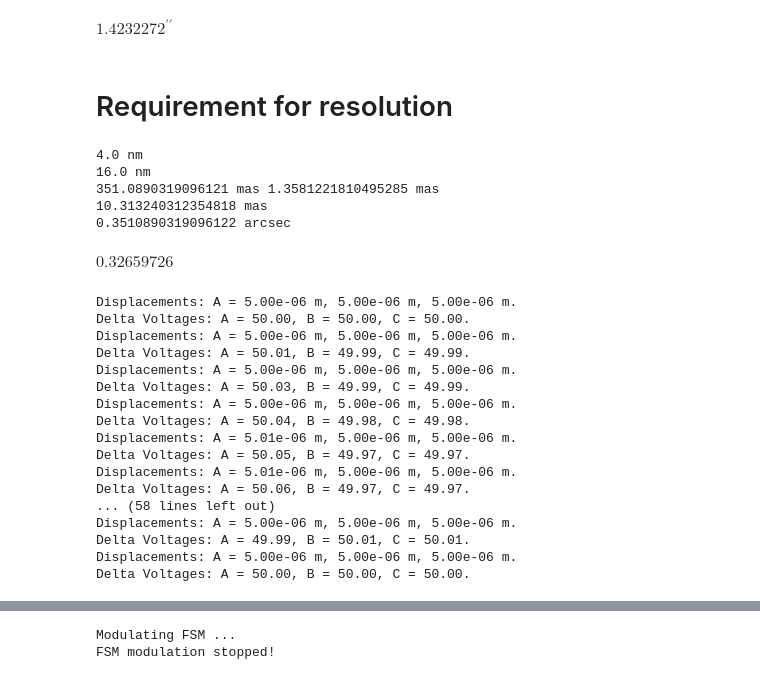
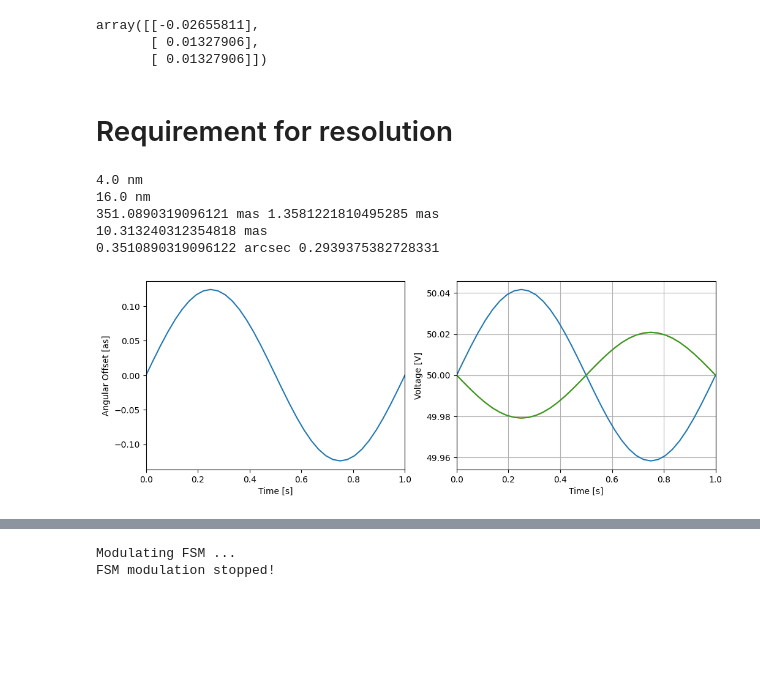
Before and after one commit to nick-lambert/fsm-exps, a Jupyter notebook: fsm_resolution.ipynb, the cells around one changed output, grey strips where cells are left out. Drawn from its saved outputs; the diff is of its cells as text; code cells hidden in the pictures; blank space fills up the shorter version.

```diff
--- a/fsm_resolution.ipynb
+++ b/fsm_resolution.ipynb
@@ -45,10 +45,12 @@ $1.4232272\mathrm{{}^{\prime\prime}}$
 # %%
 fsm = ImageStream('fsm')
 fsm.write(v_bias)
-# %%
-pxscl_lamD * as_per_lamD
-# %% [output]
-$1.4232272\mathrm{{}^{\prime\prime}}$
+# %%
+v_bias - fsm_utils.get_fsm_volts(tip=0.05*pxscl_lamD * as_per_lamD, tilt=0*u.arcsec)
+# %% [output]
+array([[-0.02655811],
+       [ 0.01327906],
+       [ 0.01327906]])
 # %% [markdown]
 # Requirement for resolution
 # %%
@@ -73,46 +75,48 @@ fsm_res = (0.05*u.microradian).to(u.mas)
 print(fsm_res)
 
 res_req = tt_at_fsm_pupil.to(u.arcsec)
-print(res_req)
+res_req_pix = res_req / as_per_lamD / pxscl_lamD
+print(res_req, res_req_pix)
 # %% [output]
 4.0 nm
 16.0 nm
 351.0890319096121 mas 1.3581221810495285 mas
 10.313240312354818 mas
-0.3510890319096122 arcsec
+0.3510890319096122 arcsec 0.2939375382728331
-# %%
-res_req / as_per_lamD / pxscl_lamD
-# %% [output]
-$0.32659726 \; \mathrm{}$
 # %%
-amp = res_req
+amp = res_req/2
 
 freq = 1*u.Hz
 t_max = (1/freq).to(u.s)
 Nsamps = 37
 times = np.linspace(0, t_max, Nsamps)
 delt = (times[1]-times[0]).to_value(u.s)
 
 wave = amp*np.sin(2*np.pi*freq.to_value(u.Hz)*times.to_value(u.s))/np.sqrt(2)
 volt_commands = np.zeros((Nsamps, 3, 1))
 for i in range(Nsamps):
     volt_commands[i] = fsm_utils.get_fsm_volts(tip=wave[i], tilt=0*u.arcsec)
     # volt_commands[i] = fsm_utils.get_fsm_volts(tip=0*u.arcsec, tilt=wave[i])
+
+import matplotlib.pyplot as plt
+
+plt.figure(figsize=(12,4))
+plt.subplot(121)
+plt.plot(times, wave)
+plt.xlim([0, t_max.to_value(u.s)])
+plt.xlabel('Time [s]')
+plt.ylabel('Angular Offset [as]')
+# plt.grid()
+# plt.show()
+
+plt.subplot(122)
+plt.plot(times, volt_commands[:,0])
+plt.plot(times, volt_commands[:,1])
+plt.plot(times, volt_commands[:,2])
+plt.xlabel('Time [s]')
+plt.ylabel('Voltage [V]')
+plt.xlim([0, t_max.to_value(u.s)])
+plt.grid()
+plt.show()
 # %% [output]
-Displacements: A = 5.00e-06 m, 5.00e-06 m, 5.00e-06 m.
-Delta Voltages: A = 50.00, B = 50.00, C = 50.00.
-Displacements: A = 5.00e-06 m, 5.00e-06 m, 5.00e-06 m.
-Delta Voltages: A = 50.01, B = 49.99, C = 49.99.
-Displacements: A = 5.00e-06 m, 5.00e-06 m, 5.00e-06 m.
-Delta Voltages: A = 50.03, B = 49.99, C = 49.99.
-Displacements: A = 5.00e-06 m, 5.00e-06 m, 5.00e-06 m.
-Delta Voltages: A = 50.04, B = 49.98, C = 49.98.
-Displacements: A = 5.01e-06 m, 5.00e-06 m, 5.00e-06 m.
-Delta Voltages: A = 50.05, B = 49.97, C = 49.97.
-Displacements: A = 5.01e-06 m, 5.00e-06 m, 5.00e-06 m.
-Delta Voltages: A = 50.06, B = 49.97, C = 49.97.
-... (58 lines left out)
-Displacements: A = 5.00e-06 m, 5.00e-06 m, 5.00e-06 m.
-Delta Voltages: A = 49.99, B = 50.01, C = 50.01.
-Displacements: A = 5.00e-06 m, 5.00e-06 m, 5.00e-06 m.
-Delta Voltages: A = 50.00, B = 50.00, C = 50.00.
+[figure, added]
```
Also changed, not shown: parts of 2 cells of this notebook, 6 other files.
